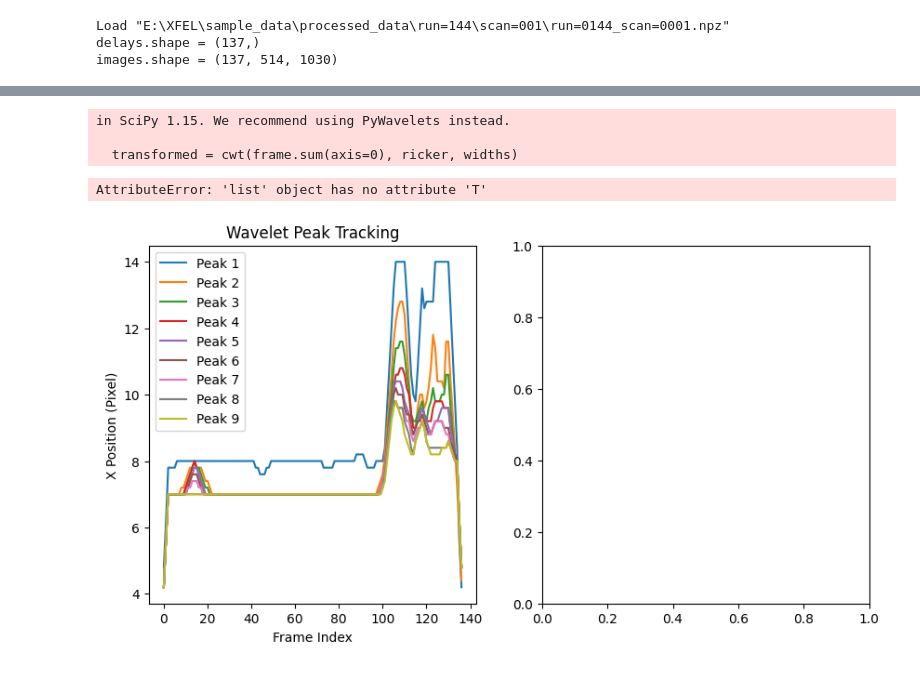
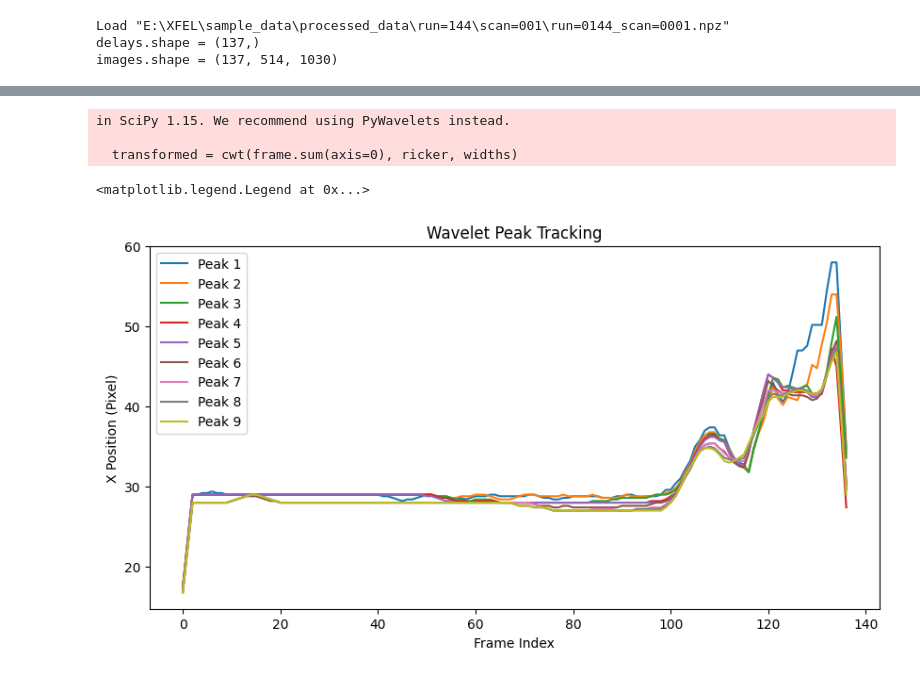
Before and after one commit to SJB7777/CordaX, a Jupyter notebook: notebooks/24_12_10/centroid.ipynb, the cells around one changed output, grey strips where cells are left out. Saved outputs shown, nothing was run; the diff lists cells and outputs as text; code cells hidden in the pictures.

```diff
--- a/notebooks/24_12_10/centroid.ipynb
+++ b/notebooks/24_12_10/centroid.ipynb
@@ -62,10 +62 @@ RoiRectangle(x1=352, y1=98, x2=411, y2=159)
 [figure]
-# %%
-roi_rect: RoiRectangle = RoiRectangle(x1=373, y1=118, x2=388, y2=134)
-roi_images: npt.NDArray = roi_rect.slice(images)
-
-fig, ax = plt.subplots(1, 1, figsize=(10, 8))
-ax.imshow(np.log1p(roi_images.sum(0)))
-ax.set_title("Pump Off Images Sum")
-
-roi_rect
@@ -80,7 +70,7 @@ from scipy.interpolate import UnivariateSpline
 def dynamic_roi_tracking(frames, initial_roi: RoiRectangle, smoothing_factor=2):
     centers = []
     roi = initial_roi
-
+    rois = []
     for frame in frames:
         # Apply Gaussian filter to smooth noise
         smoothed_frame = gaussian_filter(frame, sigma=2)
@@ -100,16 +90,18 @@ def dynamic_roi_tracking(frames, initial_roi: RoiRectangle, smoothing_factor=2):
             x1=max(0, int(global_com[1] - 10)),
             x2=min(frame.shape[1], int(global_com[1] + 10)),
         )
-
+        rois.append(roi)
     # Smooth the trajectory
     centers = np.array(centers)
     smoothed_x = UnivariateSpline(range(len(centers)), centers[:, 0], s=smoothing_factor)
     smoothed_y = UnivariateSpline(range(len(centers)), centers[:, 1], s=smoothing_factor)
 
-    return smoothed_x(range(len(centers))), smoothed_y(range(len(centers)))
+    return smoothed_x(range(len(centers))), smoothed_y(range(len(centers))), rois
 
+plt.close()
+xs, ys, rois = dynamic_roi_tracking(images, roi_rect)
+plt.plot(xs - xs[0])
+plt.plot(ys - ys[0])
 
-xs, ys = dynamic_roi_tracking(images, roi_rect)
-plt.plot(xs)
-plt.plot(ys)
+plt.show()
 # %% [output]
@@ -197,41 +225,24 @@ def wavelet_peak_tracking(frames, widths=np.arange(1, 10)):
 # %%
 import matplotlib.pyplot as plt
 
 # 예제 데이터 생성 (랜덤 프레임)
 frames = roi_images.copy()
 
 # 1. Wavelet 기반 추적 결과
 wavelet_trajectories = wavelet_peak_tracking(frames)
 
-# 2. DBSCAN 기반 추적 결과
-dbscan_trajectories = dbscan_peak_tracking(frames)
-
 # 3. Wavelet 결과 플롯
 plt.figure(figsize=(10, 5))
-plt.subplot(1, 2, 1)
+plt.subplot(1, 1, 1)
 for i, trajectory in enumerate(wavelet_trajectories.T):  # 각 peak에 대해 x, y 추적
     plt.plot(range(len(trajectory)), trajectory, label=f"Peak {i + 1}")
 plt.title("Wavelet Peak Tracking")
 plt.xlabel("Frame Index")
 plt.ylabel("X Position (Pixel)")
 plt.legend()
-
-# 4. DBSCAN 결과 플롯
-plt.subplot(1, 2, 2)
-for i, frame_centers in enumerate(dbscan_trajectories):  # 각 프레임의 클러스터 중심
-    for j, (y, x) in enumerate(frame_centers):  # 클러스터별 x, y 위치
-        plt.scatter(i, x, label=f"Cluster {j + 1}" if i == 0 else "", alpha=0.7)
-
-plt.title("DBSCAN Peak Tracking")
-plt.xlabel("Frame Index")
-plt.ylabel("X Position (Pixel)")
-plt.legend()
-
-plt.tight_layout()
-plt.show()
 # %% [output]
 in SciPy 1.15. We recommend using PyWavelets instead.
 
   transformed = cwt(frame.sum(axis=0), ricker, widths)
-AttributeError: 'list' object has no attribute 'T'
+<matplotlib.legend.Legend at 0x...>
-[figure, old version]
+[figure, new version]
```
Also changed, not shown: parts of 13 cells of this notebook, 20 other files.
